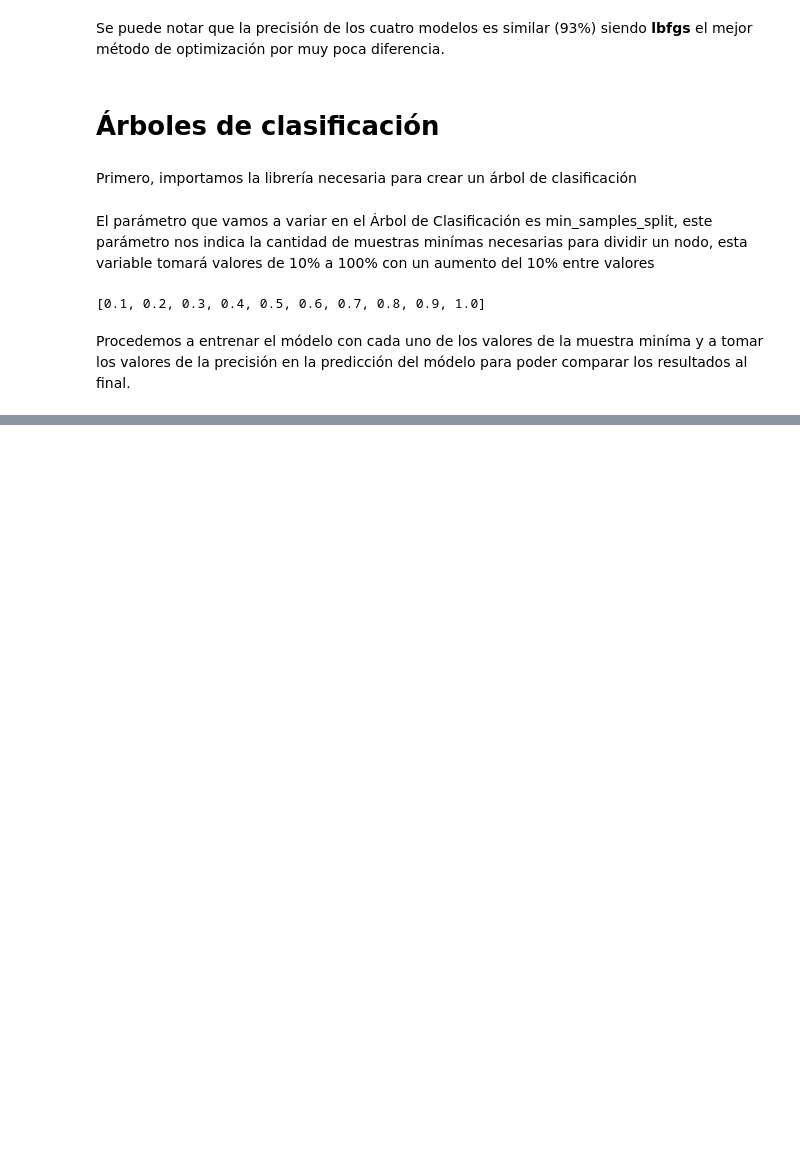
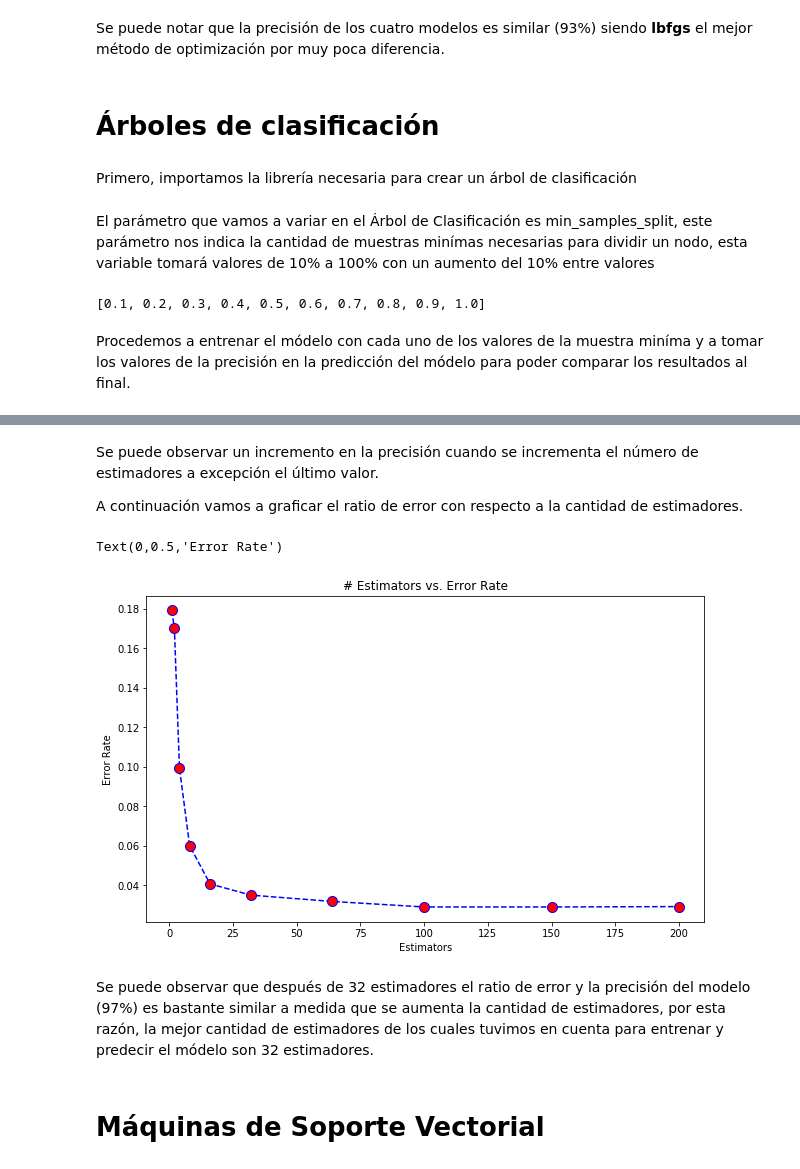
Before and after one commit to Daniel2894/MNIST-TAE-classifiers, a Jupyter notebook: Trabajo4.ipynb, the cells around one changed output, grey strips where cells are left out. Cells and saved outputs as stored; diff of their text form; code cells hidden in the pictures; blank space fills up the shorter version.

Commit message:
random forest and svm

```diff
--- a/Trabajo4.ipynb
+++ b/Trabajo4.ipynb
@@ -245,0 +273,11 @@ for sample_split in samples_values:
+# %%
+n_estimators = [1, 2, 4, 8, 16, 32, 64, 100, 150, 200]
+error_rate = []
+model_accuracy = []
+
+for estimator in n_estimators:
+    random_forest_model = RandomForestClassifier(n_estimators=estimator, n_jobs=-1)
+    random_forest_model.fit(mnist_train_pixels, mnist_train_labels)
+    predictions = random_forest_model.predict(mnist_test_pixels)
+    model_accuracy.append(random_forest_model.score(mnist_test_pixels, mnist_test_labels))
+    error_rate.append(np.mean(predictions != mnist_test_labels))
@@ -245,0 +300,18 @@ for sample_split in samples_values:
+# %% [markdown]
+Se puede observar un incremento en la precisión cuando se incrementa el número de estimadores a excepción el último valor.
+
+A continuación vamos a graficar el ratio de error con respecto a la cantidad de estimadores.
+# %%
+plt.figure(figsize=(10,6))
+plt.plot(n_estimators,error_rate,color='blue', linestyle='dashed', marker='o',
+         markerfacecolor='red', markersize=10)
+plt.title('# Estimators vs. Error Rate')
+plt.xlabel('Estimators')
+plt.ylabel('Error Rate')
+# %% [output]
+Text(0,0.5,'Error Rate')
+[figure, added]
+# %% [markdown]
+Se puede observar que después de 32 estimadores el ratio de error y la precisión del modelo (97%) es bastante similar a medida que se aumenta la cantidad de estimadores, por esta razón, la mejor cantidad de estimadores de los cuales tuvimos en cuenta para entrenar y predecir el módelo son 32 estimadores.
+# %% [markdown]
+# Máquinas de Soporte Vectorial
```
Also changed, not shown: parts of 10 cells of this notebook.
